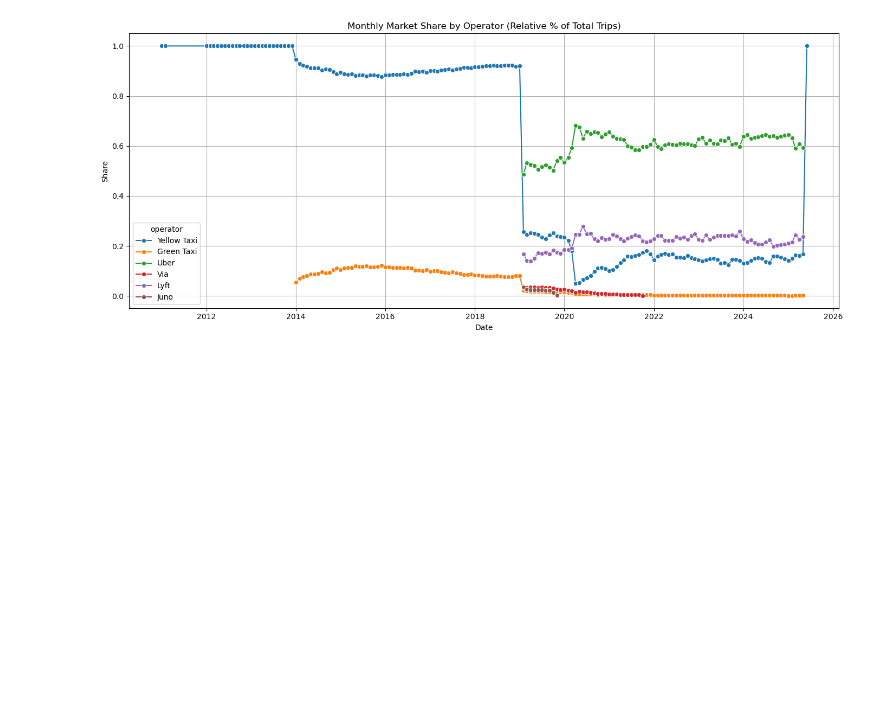
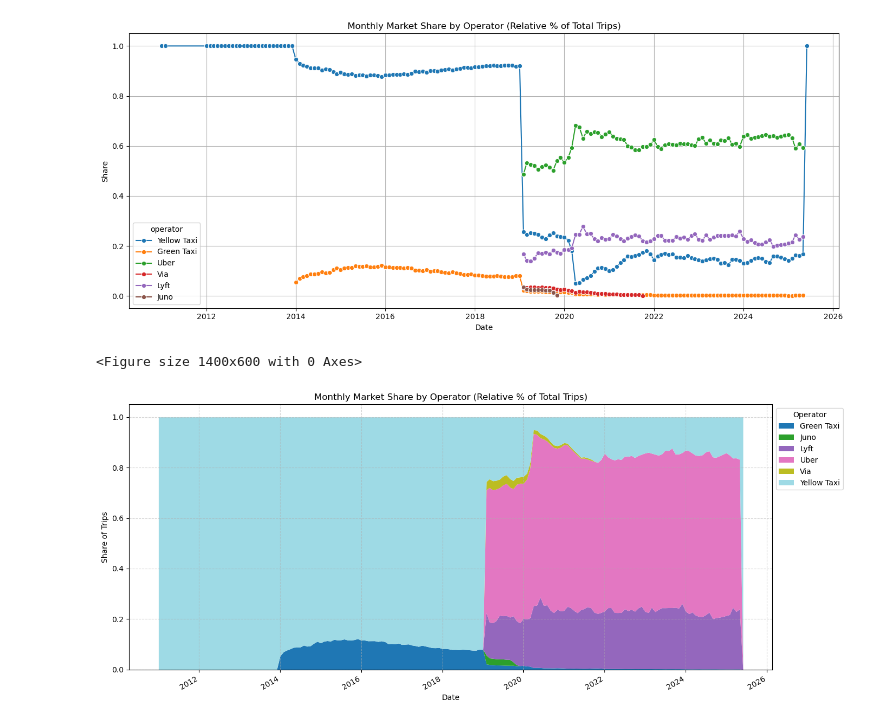
Before and after one commit to KlemenVovk/bd-project-25, a Jupyter notebook: T8/visualization.ipynb, the cells around one changed output. Saved outputs shown, nothing was run; the diff lists cells and outputs as text; code cells hidden in the pictures; blank space fills up the shorter version.

Commit message:
Fixed visualization

```diff
--- a/T8/visualization.ipynb
+++ b/T8/visualization.ipynb
@@ -88,3 +88,24 @@ plt.tight_layout()
 plt.show()
 # %% [output]
 [figure]
+# %%
+# Prepare the data: pivot to get operators as columns, fill missing months with 0
+share_pivot = df_all.pivot_table(index='date', columns='operator', values='share', fill_value=0)
+
+# Sort columns for consistent color order (optional)
+share_pivot = share_pivot[sorted(share_pivot.columns)]
+
+# Plot
+plt.figure(figsize=(14, 6))
+share_pivot.plot.area(stacked=True, figsize=(14, 6), cmap="tab20", linewidth=0)
+
+plt.title("Monthly Market Share by Operator (Relative % of Total Trips)")
+plt.ylabel("Share of Trips")
+plt.xlabel("Date")
+plt.grid(True, linestyle='--', alpha=0.5)
+plt.legend(title="Operator", loc='upper left', bbox_to_anchor=(1, 1))
+plt.tight_layout()
+plt.show()
+# %% [output]
+<Figure size 1400x600 with 0 Axes>
+[figure, added]
```
